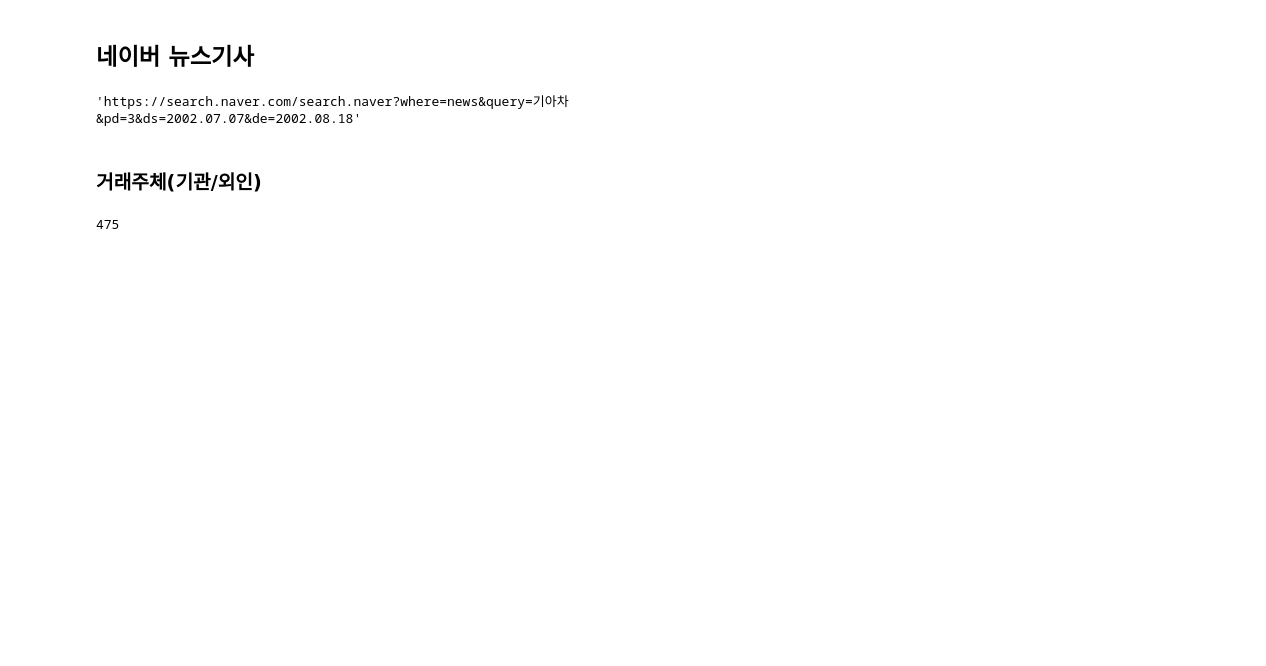
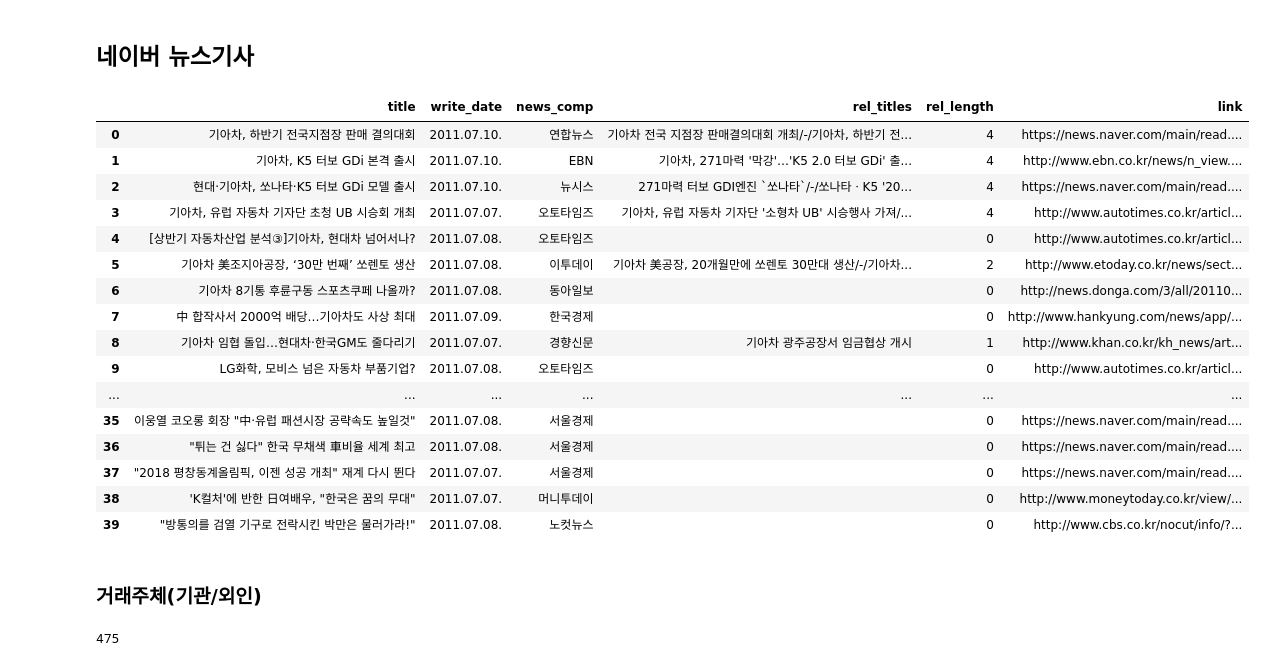
Before and after one commit to parkeunsang/stock, a Jupyter notebook: stock_get_data.ipynb, the cells around one changed output. Cells and saved outputs as stored; diff of their text form; code cells hidden in the pictures; blank space fills up the shorter version.

```diff
--- a/stock_get_data.ipynb
+++ b/stock_get_data.ipynb
@@ -253,2 +115,14 @@ codes_ = list(x for x in codes if x not in dump)
 # %% [markdown]
 ## 네이버 뉴스기사
+# %%
+def details_from_article(box):
+    element = {}
+    main_contents = box.findAll('a', {'title':re.compile(".*")})
+    element['title'] = main_contents[0]['title']  # 기사 제목
+    element['write_date'] = box.findAll('span', {'class': 'info'})[-1].text  # 기사 작성 날짜
+    element['news_comp'] = box.find('a', {'class': 'info press'}).text  # 뉴스사
+    element['rel_titles'] = '/-/'.join([x['title'] for x in main_contents[1:]])  # 연관기사들
+    element['rel_length'] = len(main_contents) - 1  # 해당 기사 연관기사 개수
+    element['link'] = main_contents[0]['href']  # 기사 링크
+
+    return element
@@ -259,9 +139,39 @@ to_date = '2002.08.18'
-# %%
-url = f'https://search.naver.com/search.naver?where=news&query={query}&pd=3&ds={from_date}&de={to_date}'
-# %%
-url
-# %% [output]
-'https://search.naver.com/search.naver?where=news&query=기아차&pd=3&ds=2002.07.07&de=2002.08.18'
+# %%
+articles = []
+# %%
+for start in tqdm(range(1, 40, 10)):  # 최대 20면까지만
+
+    url = f'https://search.naver.com/search.naver?where=news&query={query}&pd=3&ds={from_date}&de={to_date}&start={start}'
+    source = requests.get(url).content
+    soup = bs(source, 'lxml')
+    table = soup.find('ul', {'class':'list_news'})
+    boxes = table.findAll('li', {'class':'bx'})
+
+    for box in boxes:
+        articles.append(details_from_article(box))
+
+    if len(boxes) < 10:
+        break
+# %%
+pd.DataFrame(articles)
+# %% [output]
+|  | title | write_date | news_comp | rel_titles | rel_length | link |
+| 0 | 기아차, 하반기 전국지점장 판매 결의대회 | 2011.07.10. | 연합뉴스 | 기아차 전국 지점장 판매결의대회 개최/-/기아차, 하반기 전... | 4 | https://news.naver.com/main/read.... |
+| 1 | 기아차, K5 터보 GDi 본격 출시 | 2011.07.10. | EBN | 기아차, 271마력 '막강'…'K5 2.0 터보 GDi' 출... | 4 | http://www.ebn.co.kr/news/n_view.... |
+| 2 | 현대·기아차, 쏘나타·K5 터보 GDi 모델 출시 | 2011.07.10. | 뉴시스 | 271마력 터보 GDI엔진 `쏘나타`/-/쏘나타ㆍK5 '20... | 4 | https://news.naver.com/main/read.... |
+| 3 | 기아차, 유럽 자동차 기자단 초청 UB 시승회 개최 | 2011.07.07. | 오토타임즈 | 기아차, 유럽 자동차 기자단 '소형차 UB' 시승행사 가져/... | 4 | http://www.autotimes.co.kr/articl... |
+| 4 | [상반기 자동차산업 분석③]기아차, 현대차 넘어서나? | 2011.07.08. | 오토타임즈 |  | 0 | http://www.autotimes.co.kr/articl... |
+| 5 | 기아차 美조지아공장, ‘30만 번째’ 쏘렌토 생산 | 2011.07.08. | 이투데이 | 기아차 美공장, 20개월만에 쏘렌토 30만대 생산/-/기아차... | 2 | http://www.etoday.co.kr/news/sect... |
+| 6 | 기아차 8기통 후륜구동 스포츠쿠페 나올까? | 2011.07.08. | 동아일보 |  | 0 | http://news.donga.com/3/all/20110... |
+| 7 | 中 합작사서 2000억 배당…기아차도 사상 최대 | 2011.07.09. | 한국경제 |  | 0 | http://www.hankyung.com/news/app/... |
+| 8 | 기아차 임협 돌입…현대차·한국GM도 줄다리기 | 2011.07.07. | 경향신문 | 기아차 광주공장서 임금협상 개시 | 1 | http://www.khan.co.kr/kh_news/art... |
+| 9 | LG화학, 모비스 넘은 자동차 부품기업? | 2011.07.08. | 오토타임즈 |  | 0 | http://www.autotimes.co.kr/articl... |
+| ... | ... | ... | ... | ... | ... | ... |
+| 35 | 이웅열 코오롱 회장 "中·유럽 패션시장 공략속도 높일것" | 2011.07.08. | 서울경제 |  | 0 | https://news.naver.com/main/read.... |
+| 36 | "튀는 건 싫다" 한국 무채색 車비율 세계 최고 | 2011.07.08. | 서울경제 |  | 0 | https://news.naver.com/main/read.... |
+| 37 | "2018 평창동계올림픽, 이젠 성공 개최" 재계 다시 뛴다 | 2011.07.07. | 서울경제 |  | 0 | https://news.naver.com/main/read.... |
+| 38 | 'K컬처'에 반한 日여배우, "한국은 꿈의 무대" | 2011.07.07. | 머니투데이 |  | 0 | http://www.moneytoday.co.kr/view/... |
+| 39 | "방통의를 검열 기구로 전락시킨 박만은 물러가라!" | 2011.07.08. | 노컷뉴스 |  | 0 | http://www.cbs.co.kr/nocut/info/?... |
 # %% [markdown]
 ### 거래주체(기관/외인)
 # %%
```
Also changed, not shown: parts of 22 cells of this notebook, 1 other file.
